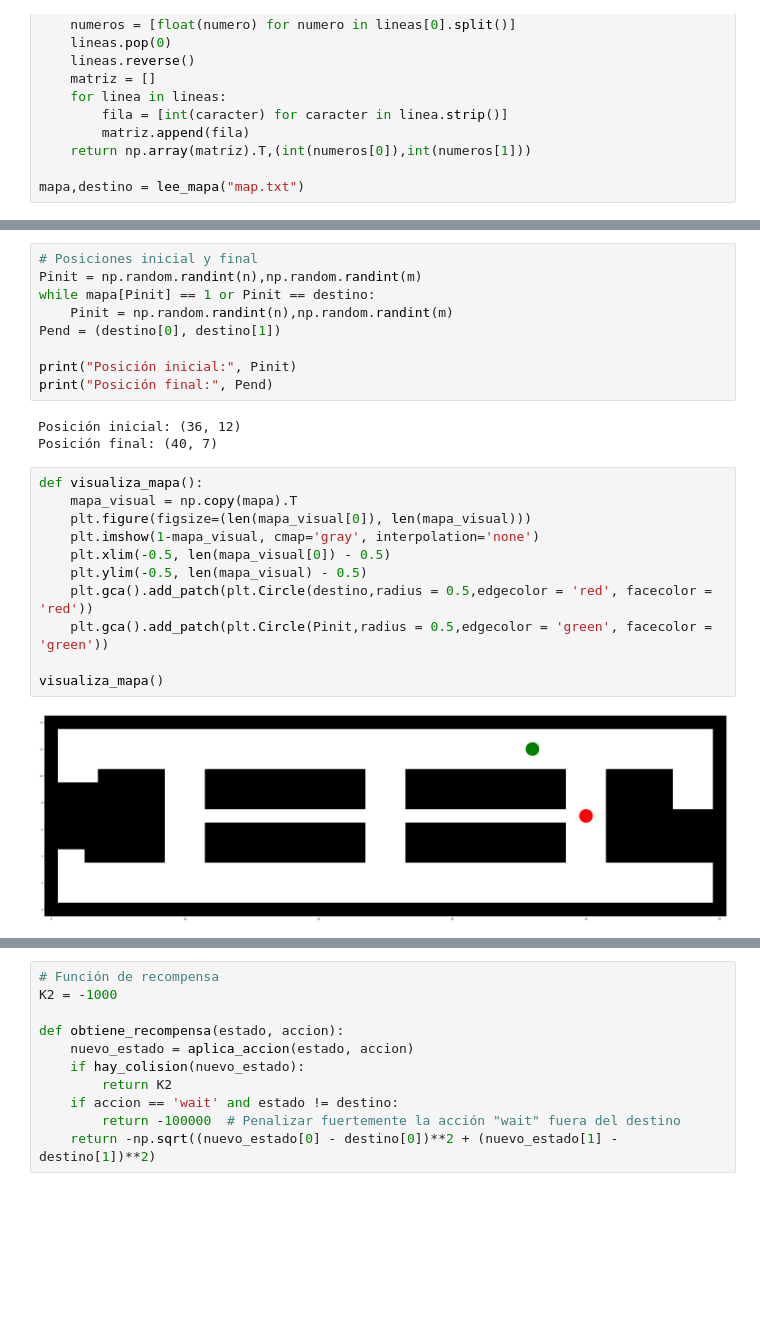
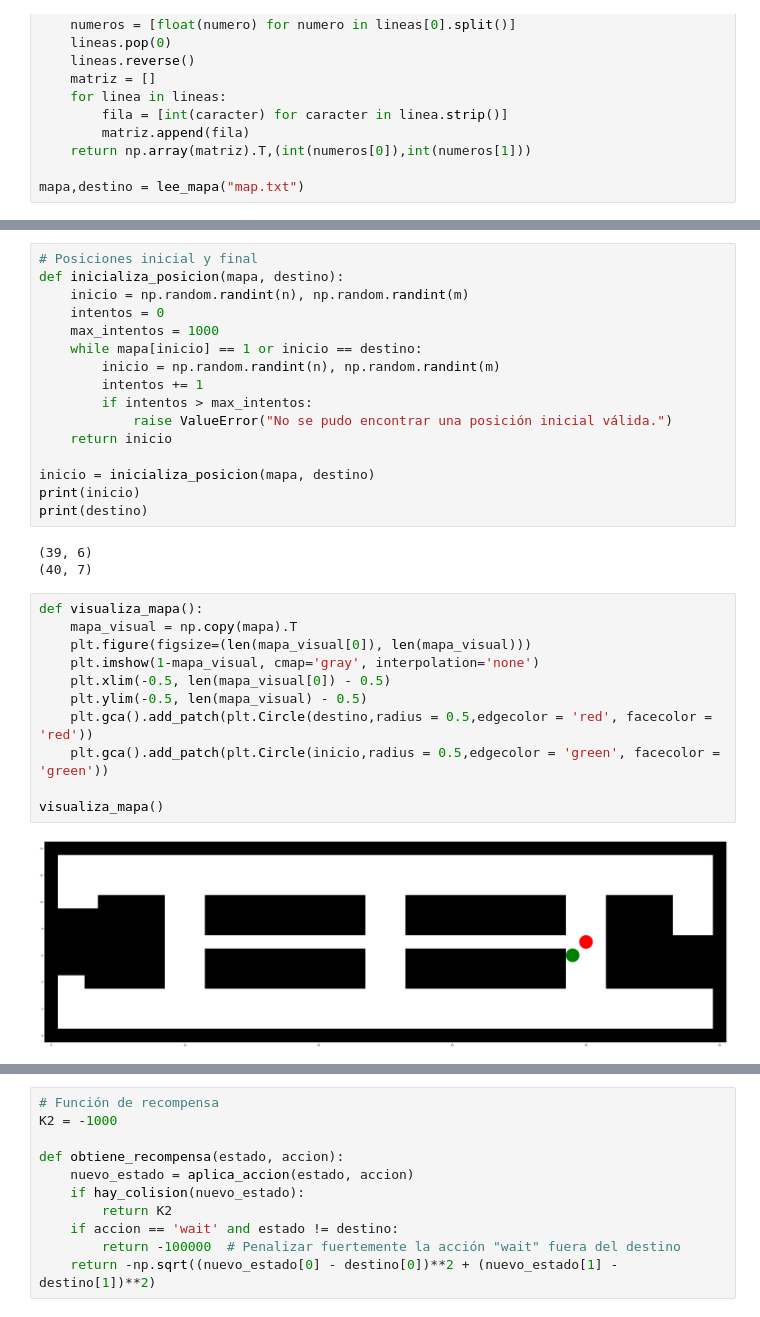
Before and after one commit to jormunrod/IA_RL_Project, a Jupyter notebook: Proyect.ipynb, the cells around one changed output, grey strips where cells are left out. Drawn from its saved outputs; the diff is of its cells as text; blank space fills up the shorter version.

```diff
--- a/Proyect.ipynb
+++ b/Proyect.ipynb
@@ -35,27 +35,34 @@ print(m,n)
 15 51
 # %%
 # Posiciones inicial y final
-Pinit = np.random.randint(n),np.random.randint(m)
-while mapa[Pinit] == 1 or Pinit == destino:
-    Pinit = np.random.randint(n),np.random.randint(m)
-Pend = (destino[0], destino[1])
+def inicializa_posicion(mapa, destino):
+    inicio = np.random.randint(n), np.random.randint(m)
+    intentos = 0
+    max_intentos = 1000
+    while mapa[inicio] == 1 or inicio == destino:
+        inicio = np.random.randint(n), np.random.randint(m)
+        intentos += 1
+        if intentos > max_intentos:
+            raise ValueError("No se pudo encontrar una posición inicial válida.")
+    return inicio
 
-print("Posición inicial:", Pinit)
-print("Posición final:", Pend)
+inicio = inicializa_posicion(mapa, destino)
+print(inicio)
+print(destino)
 # %% [output]
-Posición inicial: (36, 12)
-Posición final: (40, 7)
+(39, 6)
+(40, 7)
 # %%
 def visualiza_mapa():
     mapa_visual = np.copy(mapa).T
     plt.figure(figsize=(len(mapa_visual[0]), len(mapa_visual)))
     plt.imshow(1-mapa_visual, cmap='gray', interpolation='none')
     plt.xlim(-0.5, len(mapa_visual[0]) - 0.5)
     plt.ylim(-0.5, len(mapa_visual) - 0.5)
     plt.gca().add_patch(plt.Circle(destino,radius = 0.5,edgecolor = 'red', facecolor = 'red'))
-    plt.gca().add_patch(plt.Circle(Pinit,radius = 0.5,edgecolor = 'green', facecolor = 'green'))
+    plt.gca().add_patch(plt.Circle(inicio,radius = 0.5,edgecolor = 'green', facecolor = 'green'))
 
 visualiza_mapa()
 # %% [output]
-[figure, old version]
+[figure, new version]
 # %%
```
Also changed, not shown: parts of 12 cells of this notebook.
